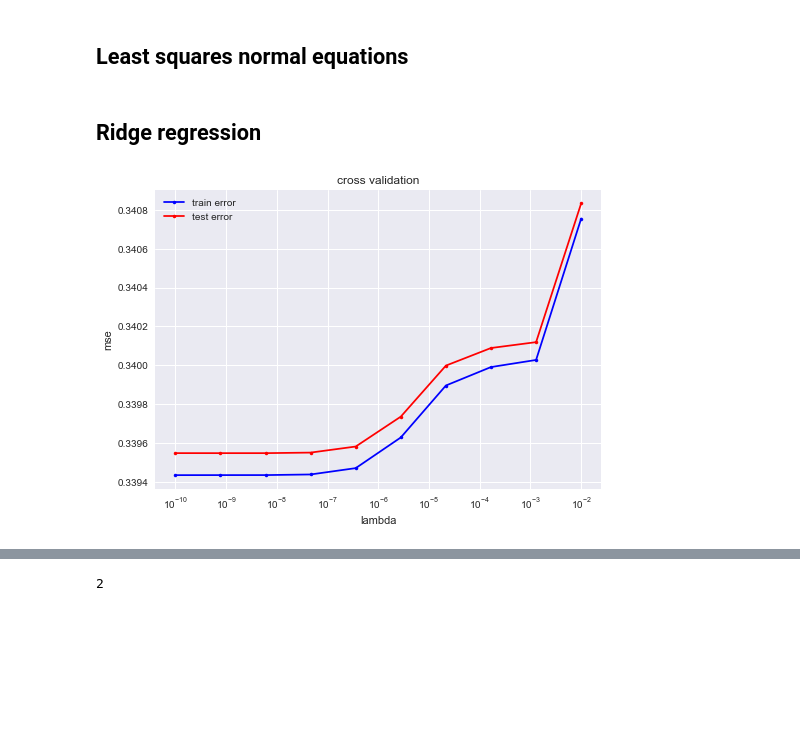
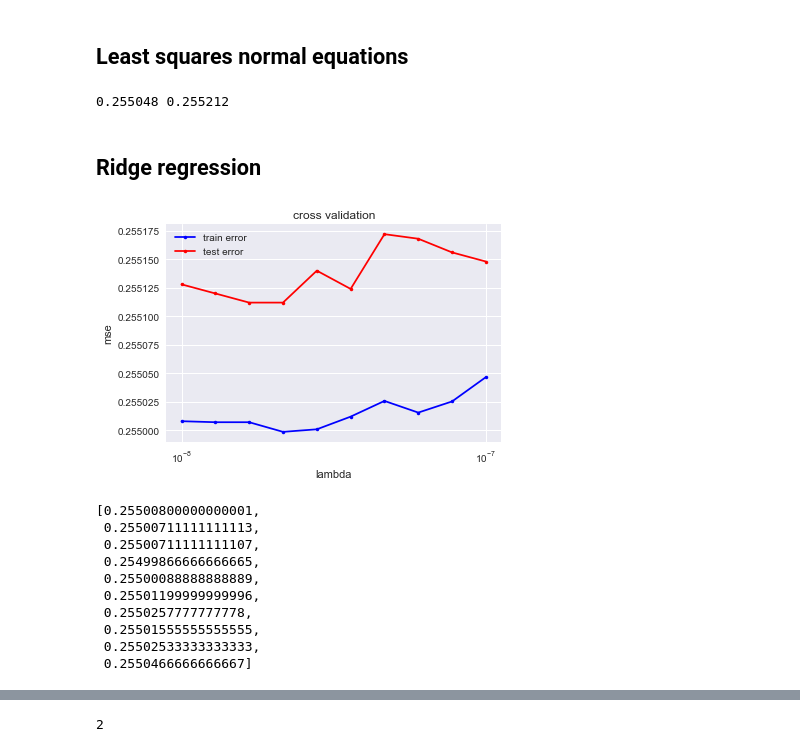
Before and after one commit to inverniz/ML_project, a Jupyter notebook: scripts/Model_building.ipynb, the cells around one changed output, grey strips where cells are left out. Drawn from its saved outputs; the diff is of its cells as text; code cells hidden in the pictures; blank space fills up the shorter version.

```diff
--- a/scripts/Model_building.ipynb
+++ b/scripts/Model_building.ipynb
@@ -180,16 +175,32 @@ cross_validation_visualization(gammas, mse_tr, mse_te)
 ## Least squares normal equations
 # %%
 rmse_tr_, rmse_te_ = cross_validation(y, x, 5, least_squares, compute_mse, seed=5)
+print(rmse_tr_, rmse_te_)
+# %% [output]
+0.255048 0.255212
 # %% [markdown]
 ## Ridge regression
 # %%
-lambdas = np.logspace(-10,-2,10)
+lambdas = np.logspace(-8,-7,10)
 rmse_tr = []
 rmse_te = []
 for lambda_ in lambdas:
-    rmse_tr_, rmse_te_ = cross_validation(y, x, 5, ridge_regression, compute_mse, {'lambda_': lambda_}, seed=5)
+    rmse_tr_, rmse_te_ = cross_validation(y, x, 10, ridge_regression, compute_mse, {'lambda_': lambda_}, seed=5)
     rmse_tr.append(rmse_tr_)
     rmse_te.append(rmse_te_)
 cross_validation_visualization(lambdas, rmse_tr, rmse_te)
 # %% [output]
-[figure, old version]
+[figure, new version]
+# %%
+rmse_tr
+# %% [output]
+[0.25500800000000001,
+ 0.25500711111111113,
+ 0.25500711111111107,
+ 0.25499866666666665,
+ 0.25500088888888889,
+ 0.25501199999999996,
+ 0.2550257777777778,
+ 0.25501555555555555,
+ 0.25502533333333333,
+ 0.2550466666666667]
```
Also changed, not shown: parts of 21 cells of this notebook, 4 other files.
